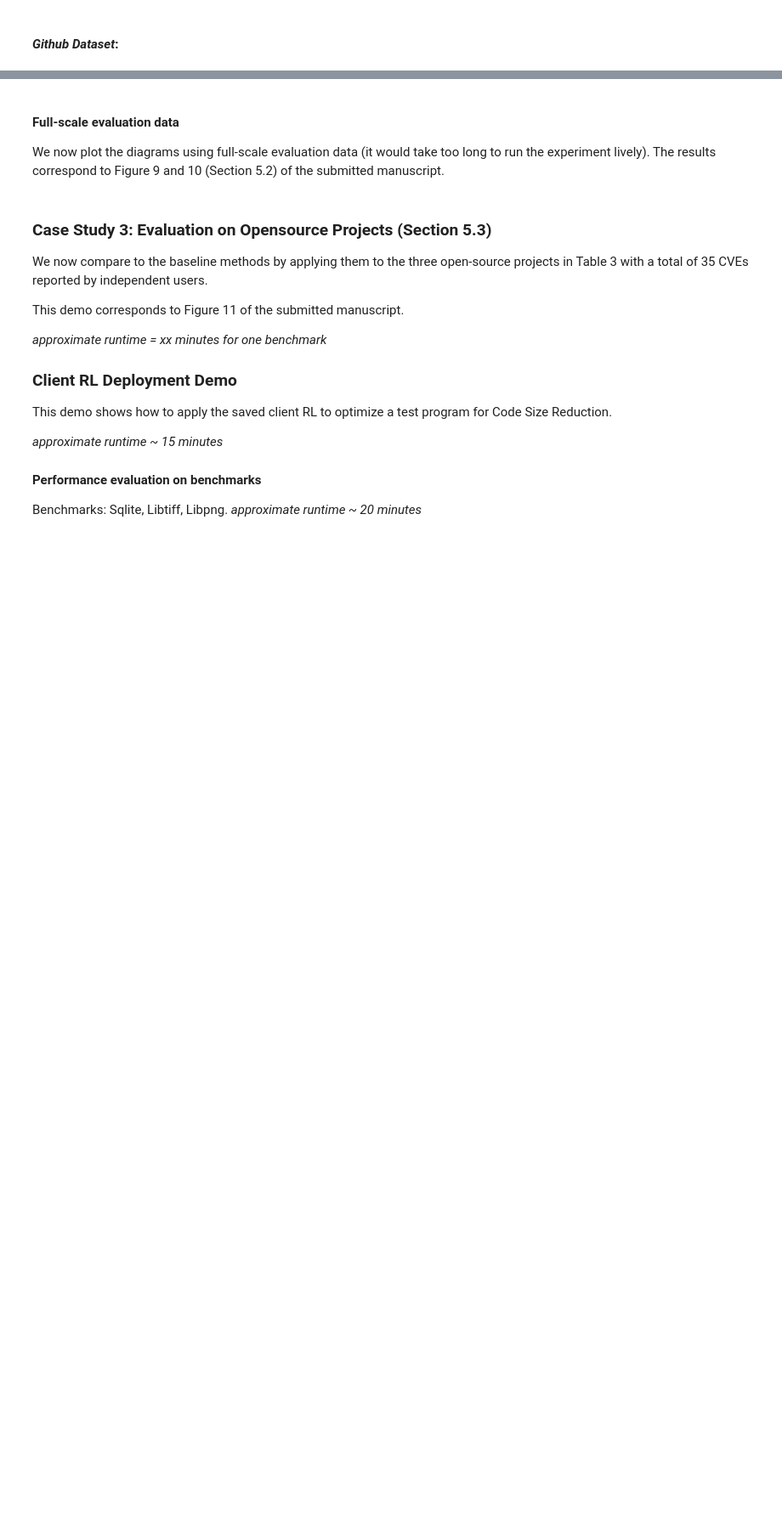
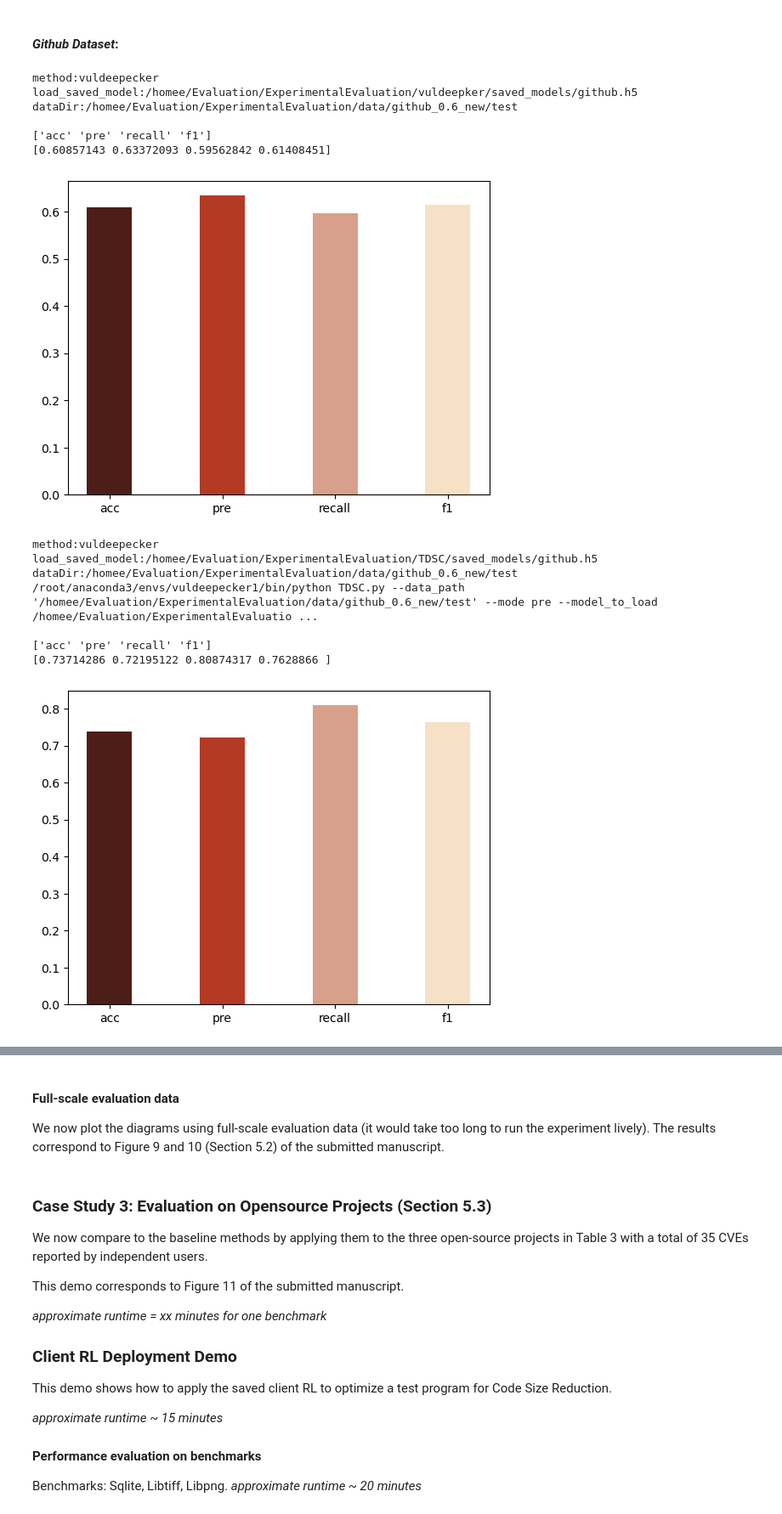
Before and after one commit to HuantWang/CONCOCTION, a Jupyter notebook: AE.ipynb, the cells around one changed output, grey strips where cells are left out. Shown at 85% size. Saved outputs shown, nothing was run; the diff lists cells and outputs as text; code cells hidden in the pictures; blank space fills up the shorter version.

```diff
--- a/AE.ipynb
+++ b/AE.ipynb
@@ -306,2 +320,25 @@ draw(acc,precision,recall,f1).....
 # %% [markdown]
 #### *Github Dataset*:
+# %%
+from Evaluation.demo2.demo2 import *
+EvaluationGithub("Github","vuldeepecker").run()
+EvaluationGithub("Github","TDSC").run()
+EvaluationGithub("Github","concoction").run()
+EvaluationGithub("Github","Liger").run()
+EvaluationGithub("Github","LineVul").run()
+# %% [output]
+method:vuldeepecker
+load_saved_model:/homee/Evaluation/ExperimentalEvaluation/vuldeepker/saved_models/github.h5
+dataDir:/homee/Evaluation/ExperimentalEvaluation/data/github_0.6_new/test
+
+['acc' 'pre' 'recall' 'f1']
+[0.60857143 0.63372093 0.59562842 0.61408451]
+[figure, added]
+method:vuldeepecker
+load_saved_model:/homee/Evaluation/ExperimentalEvaluation/TDSC/saved_models/github.h5
+dataDir:/homee/Evaluation/ExperimentalEvaluation/data/github_0.6_new/test
+/root/anaconda3/envs/vuldeepecker1/bin/python TDSC.py --data_path '/homee/Evaluation/ExperimentalEvaluation/data/github_0.6_new/test' --mode pre --model_to_load /homee/Evaluation/ExperimentalEvaluatio ...
+
+['acc' 'pre' 'recall' 'f1']
+[0.73714286 0.72195122 0.80874317 0.7628866 ]
+[figure, added]
```
Also changed, not shown: parts of 11 cells of this notebook, 16 other files.
